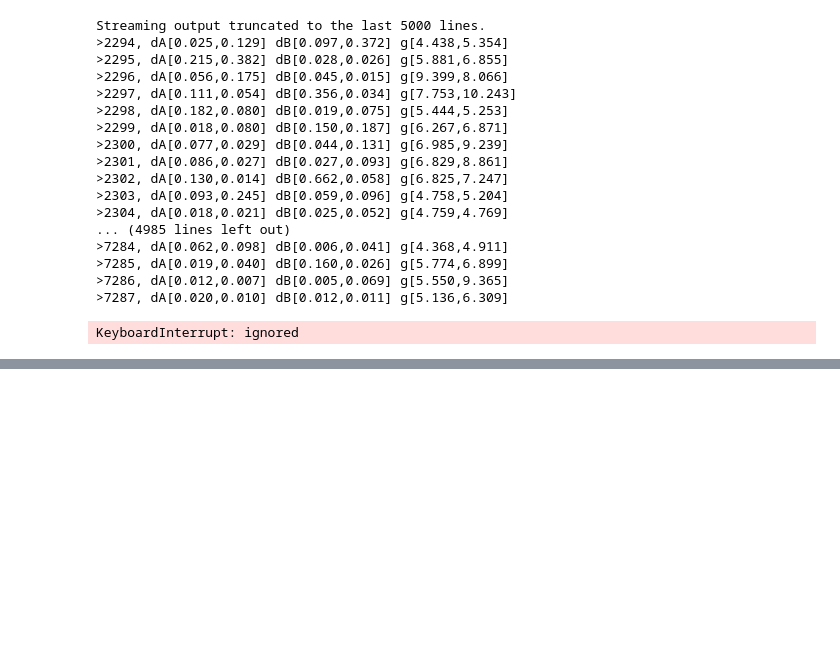
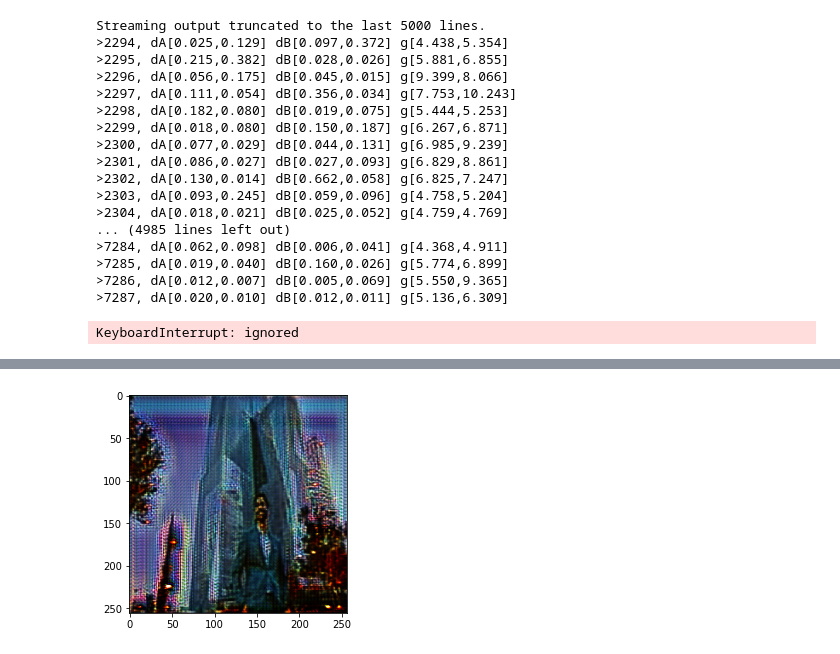
Before and after one commit to Prasanth314/test_demo, a Jupyter notebook: Day 2 night keras/Day2Night.ipynb, the cells around one changed output, grey strips where cells are left out. Cells and saved outputs as stored; diff of their text form; code cells hidden in the pictures; blank space fills up the shorter version.

```diff
--- a/Day 2 night keras/Day2Night.ipynb
+++ b/Day 2 night keras/Day2Night.ipynb
@@ -411,0 +414,11 @@ KeyboardInterrupt: ignored
+# %%
+def load_image(filename, size=(256,256)):
+	# load and resize the image
+	pixels = load_img(filename, target_size=size)
+	# convert to numpy array
+	pixels = img_to_array(pixels)
+	# transform in a sample
+	pixels = expand_dims(pixels, 0)
+	# scale from [0,255] to [-1,1]
+	pixels = (pixels - 127.5) / 127.5
+	return pixels
@@ -411,0 +453,4 @@ KeyboardInterrupt: ignored
+# %%
+# load the model
+cust = {'InstanceNormalization': InstanceNormalization}
+model_AtoB = load_model('/content/drive/MyDrive/samsung/Day 2 night keras models/g_model_AtoB_006810.h5', cust)
@@ -411,0 +459,14 @@ KeyboardInterrupt: ignored
+# %%
+def predict_image(img_src):
+  image_src = load_image(img_src)
+  # translate image
+  image_tar = model_AtoB.predict(image_src)
+  # scale from [-1,1] to [0,1]
+  image_tar = (image_tar + 1) / 2.0
+  # plot the translated image
+  pyplot.imshow(image_tar[0])
+  pyplot.show()
+# %%
+predict_image('/content/sample Images/download.jpg')
+# %% [output]
+[figure, added]
```
Also changed, not shown: parts of 14 cells of this notebook.
